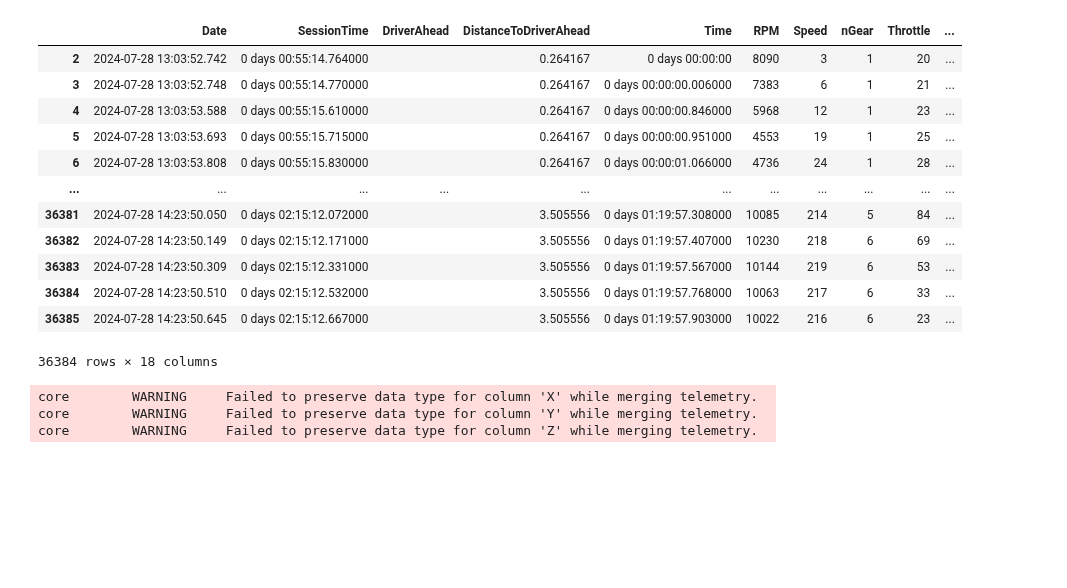
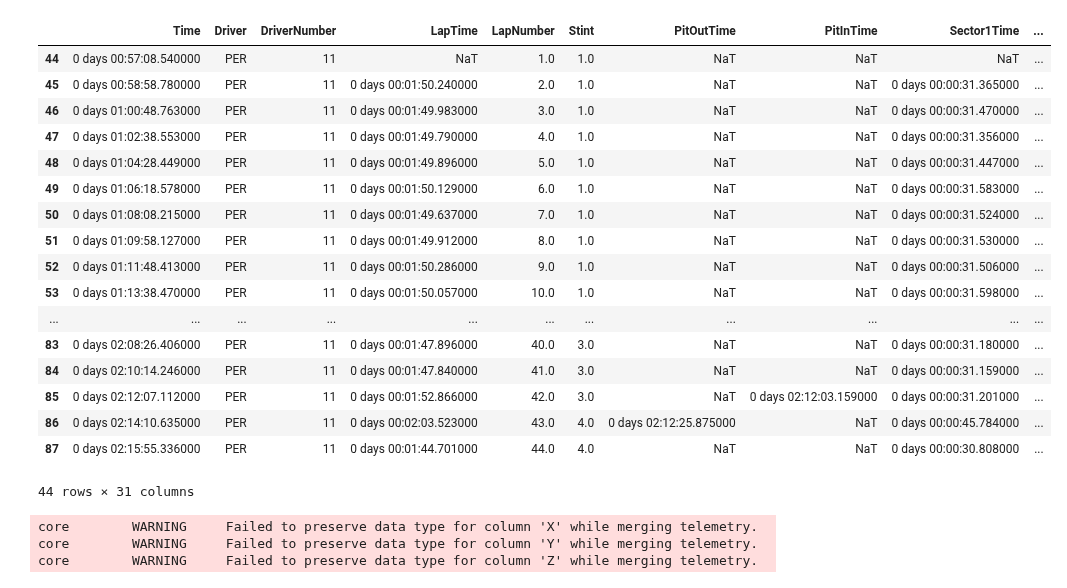
Before and after one commit to GoktugOcal/LiveF1, a Jupyter notebook: ff1_test.ipynb, the cells around one changed output. Drawn from its saved outputs; the diff is of its cells as text; code cells hidden in the pictures; blank space fills up the shorter version.

```diff
--- a/ff1_test.ipynb
+++ b/ff1_test.ipynb
@@ -4,4 +6,4 @@ import matplotlib.pyplot as plt
 # %%
-session = fastf1.get_session(2024, "Belgium", 'R')
+session = fastf1.get_session(2024, "Belgium", 'R', backend="f1timing")
 session.load()
 # %% [output]
@@ -23,22 +30,27 @@ core           INFO     Finished loading data for 20 drivers: ['44', '81', '16',
 # %%
 tel44 = session.laps.pick_driver("44").get_telemetry()
-# %%
-# (tel.Date - tel.Date.shift(1)).mean()
-tel44
-# %% [output]
-|  | Date | SessionTime | DriverAhead | DistanceToDriverAhead | Time | RPM | Speed | nGear | Throttle | ... |
-| 2 | 2024-07-28 13:03:52.742 | 0 days 00:55:14.764000 |  | 0.264167 | 0 days 00:00:00 | 8090 | 3 | 1 | 20 | ... |
-| 3 | 2024-07-28 13:03:52.748 | 0 days 00:55:14.770000 |  | 0.264167 | 0 days 00:00:00.006000 | 7383 | 6 | 1 | 21 | ... |
-| 4 | 2024-07-28 13:03:53.588 | 0 days 00:55:15.610000 |  | 0.264167 | 0 days 00:00:00.846000 | 5968 | 12 | 1 | 23 | ... |
-| 5 | 2024-07-28 13:03:53.693 | 0 days 00:55:15.715000 |  | 0.264167 | 0 days 00:00:00.951000 | 4553 | 19 | 1 | 25 | ... |
-| 6 | 2024-07-28 13:03:53.808 | 0 days 00:55:15.830000 |  | 0.264167 | 0 days 00:00:01.066000 | 4736 | 24 | 1 | 28 | ... |
-| ... | ... | ... | ... | ... | ... | ... | ... | ... | ... | ... |
-| 36381 | 2024-07-28 14:23:50.050 | 0 days 02:15:12.072000 |  | 3.505556 | 0 days 01:19:57.308000 | 10085 | 214 | 5 | 84 | ... |
-| 36382 | 2024-07-28 14:23:50.149 | 0 days 02:15:12.171000 |  | 3.505556 | 0 days 01:19:57.407000 | 10230 | 218 | 6 | 69 | ... |
-| 36383 | 2024-07-28 14:23:50.309 | 0 days 02:15:12.331000 |  | 3.505556 | 0 days 01:19:57.567000 | 10144 | 219 | 6 | 53 | ... |
-| 36384 | 2024-07-28 14:23:50.510 | 0 days 02:15:12.532000 |  | 3.505556 | 0 days 01:19:57.768000 | 10063 | 217 | 6 | 33 | ... |
-| 36385 | 2024-07-28 14:23:50.645 | 0 days 02:15:12.667000 |  | 3.505556 | 0 days 01:19:57.903000 | 10022 | 216 | 6 | 23 | ... |
-36384 rows × 18 columns
+# %%
+laps = session.laps
+laps[laps["DriverNumber"] == "11"]
+# %% [output]
+|  | Time | Driver | DriverNumber | LapTime | LapNumber | Stint | PitOutTime | PitInTime | Sector1Time | ... |
+| 44 | 0 days 00:57:08.540000 | PER | 11 | NaT | 1.0 | 1.0 | NaT | NaT | NaT | ... |
+| 45 | 0 days 00:58:58.780000 | PER | 11 | 0 days 00:01:50.240000 | 2.0 | 1.0 | NaT | NaT | 0 days 00:00:31.365000 | ... |
+| 46 | 0 days 01:00:48.763000 | PER | 11 | 0 days 00:01:49.983000 | 3.0 | 1.0 | NaT | NaT | 0 days 00:00:31.470000 | ... |
+| 47 | 0 days 01:02:38.553000 | PER | 11 | 0 days 00:01:49.790000 | 4.0 | 1.0 | NaT | NaT | 0 days 00:00:31.356000 | ... |
+| 48 | 0 days 01:04:28.449000 | PER | 11 | 0 days 00:01:49.896000 | 5.0 | 1.0 | NaT | NaT | 0 days 00:00:31.447000 | ... |
+| 49 | 0 days 01:06:18.578000 | PER | 11 | 0 days 00:01:50.129000 | 6.0 | 1.0 | NaT | NaT | 0 days 00:00:31.583000 | ... |
+| 50 | 0 days 01:08:08.215000 | PER | 11 | 0 days 00:01:49.637000 | 7.0 | 1.0 | NaT | NaT | 0 days 00:00:31.524000 | ... |
+| 51 | 0 days 01:09:58.127000 | PER | 11 | 0 days 00:01:49.912000 | 8.0 | 1.0 | NaT | NaT | 0 days 00:00:31.530000 | ... |
+| 52 | 0 days 01:11:48.413000 | PER | 11 | 0 days 00:01:50.286000 | 9.0 | 1.0 | NaT | NaT | 0 days 00:00:31.506000 | ... |
+| 53 | 0 days 01:13:38.470000 | PER | 11 | 0 days 00:01:50.057000 | 10.0 | 1.0 | NaT | NaT | 0 days 00:00:31.598000 | ... |
+| ... | ... | ... | ... | ... | ... | ... | ... | ... | ... | ... |
+| 83 | 0 days 02:08:26.406000 | PER | 11 | 0 days 00:01:47.896000 | 40.0 | 3.0 | NaT | NaT | 0 days 00:00:31.180000 | ... |
+| 84 | 0 days 02:10:14.246000 | PER | 11 | 0 days 00:01:47.840000 | 41.0 | 3.0 | NaT | NaT | 0 days 00:00:31.159000 | ... |
+| 85 | 0 days 02:12:07.112000 | PER | 11 | 0 days 00:01:52.866000 | 42.0 | 3.0 | NaT | 0 days 02:12:03.159000 | 0 days 00:00:31.201000 | ... |
+| 86 | 0 days 02:14:10.635000 | PER | 11 | 0 days 00:02:03.523000 | 43.0 | 4.0 | 0 days 02:12:25.875000 | NaT | 0 days 00:00:45.784000 | ... |
+| 87 | 0 days 02:15:55.336000 | PER | 11 | 0 days 00:01:44.701000 | 44.0 | 4.0 | NaT | NaT | 0 days 00:00:30.808000 | ... |
+44 rows × 31 columns
 # %%
 lap = session.laps.pick_fastest()
 tel = lap.get_telemetry()
```
Also changed, not shown: parts of 2 cells of this notebook, 7 other files.
